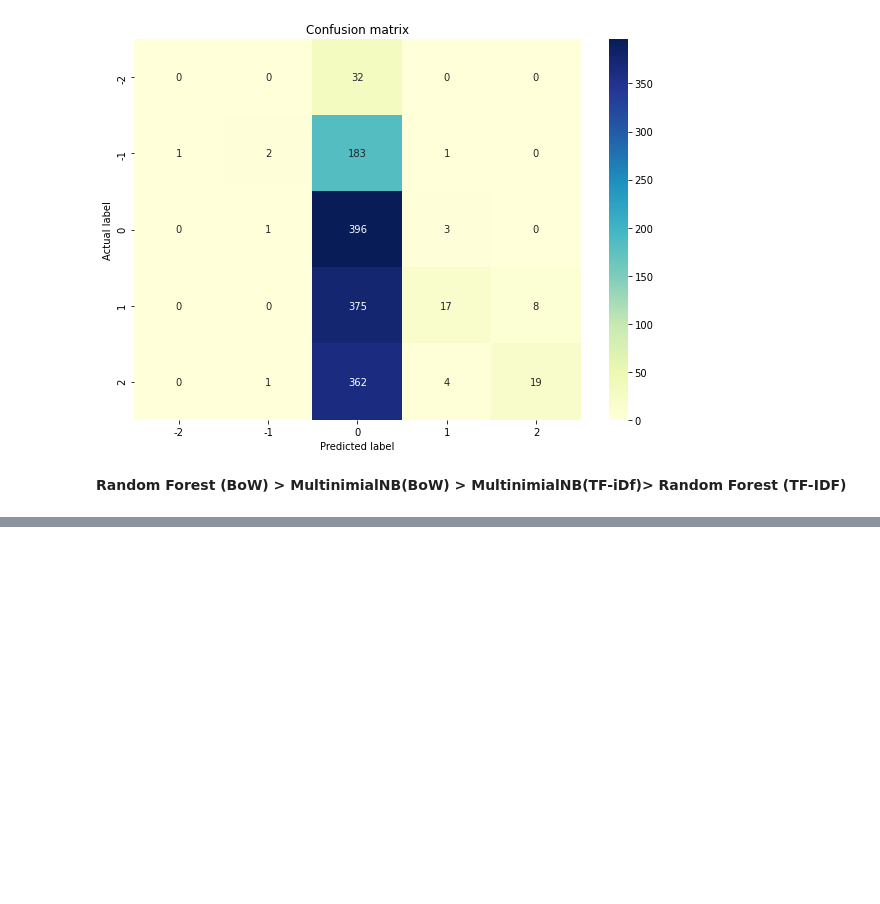
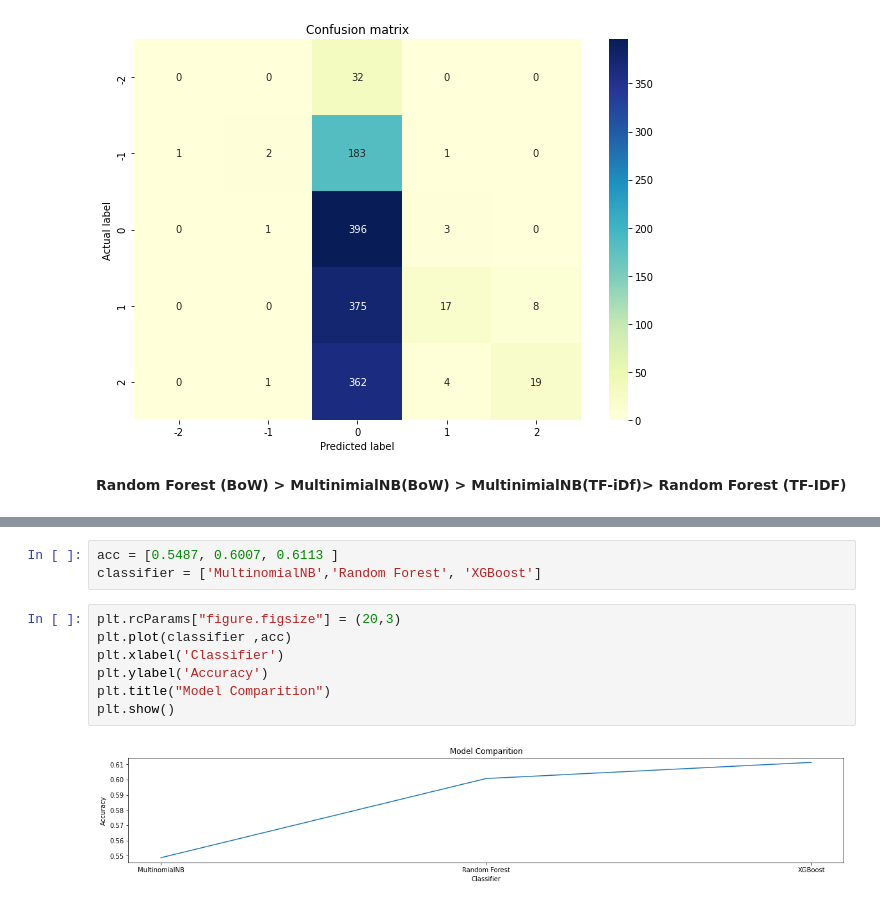
Before and after one commit to ZahraDehghani99/AI-Internship, a Jupyter notebook: Phase04-NLP-with-ML/Sentiment_Analysis_Product_Review.ipynb, the cells around one changed output, grey strips where cells are left out. Drawn from its saved outputs; the diff is of its cells as text; blank space fills up the shorter version.

```diff
--- a/Phase04-NLP-with-ML/Sentiment_Analysis_Product_Review.ipynb
+++ b/Phase04-NLP-with-ML/Sentiment_Analysis_Product_Review.ipynb
@@ -630,0 +712,12 @@ confusion_matrix(y_test, predicted_rf_tfidf)
+# %%
+acc = [0.5487, 0.6007, 0.6113 ]
+classifier = ['MultinomialNB','Random Forest', 'XGBoost']
+# %%
+plt.rcParams["figure.figsize"] = (20,3)
+plt.plot(classifier ,acc)
+plt.xlabel('Classifier')
+plt.ylabel('Accuracy')
+plt.title("Model Comparition")
+plt.show()
+# %% [output]
+[figure, added]
```
Also changed, not shown: parts of 14 cells of this notebook.
